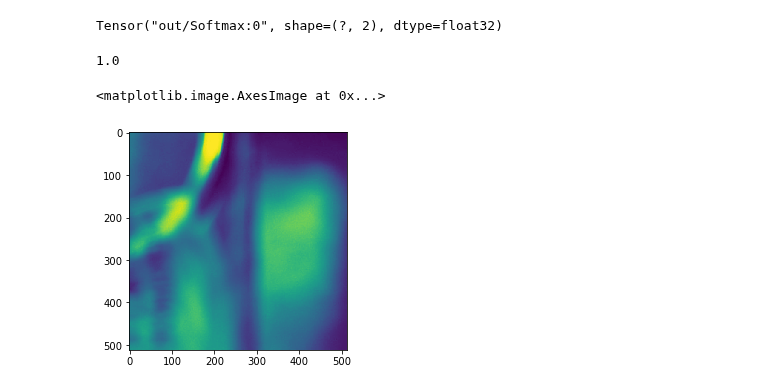
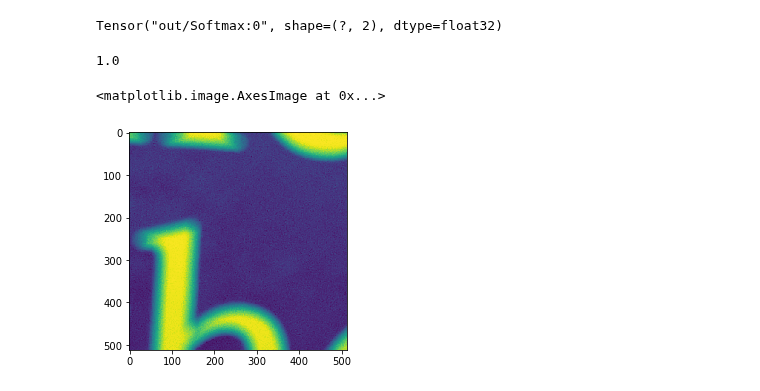
Before and after one commit to cianhwang/autofocusVCM, a Jupyter notebook: test.ipynb, the cells around one changed output. Drawn from its saved outputs; the diff is of its cells as text; code cells hidden in the pictures.

```diff
--- a/test.ipynb
+++ b/test.ipynb
@@ -105,15 +105,15 @@ model = load_model('050-0.65.hdf5')
 # %% [output]
 Tensor("out/Softmax:0", shape=(?, 2), dtype=float32)
 # %%
-curr = 1000
+curr = 600
 setFocus(sid=1, pos=curr)
 patch = patchExtraction(sid = 1)
 print(patch.max())
 plt.imshow(patch)
 # %% [output]
 1.0
 <matplotlib.image.AxesImage at 0x...>
-[figure, old version]
+[figure, new version]
 # %%
 pred = discriminator.predict(patch[np.newaxis,:,:, np.newaxis])[0]
 print(pred)
```
Also changed, not shown: parts of 5 cells of this notebook, 4 other files.
